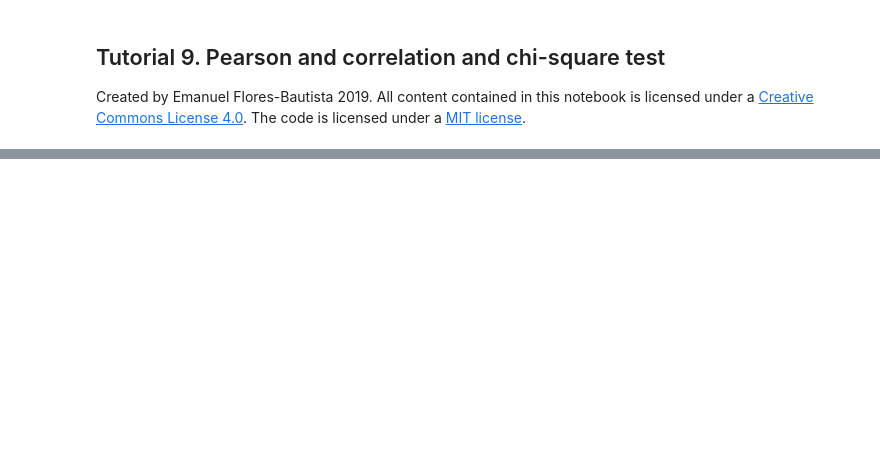
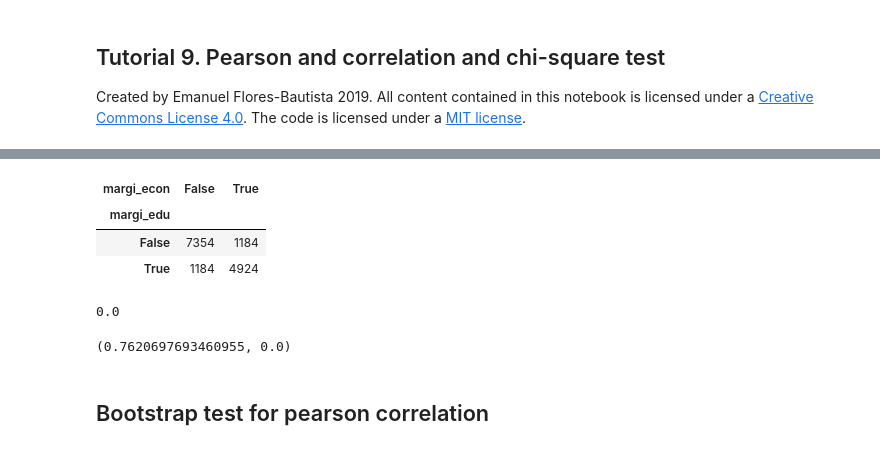
Before and after one commit to eflobau/TCD_19, a Jupyter notebook: notebooks/t9-TCD-pearson-correlation-and-chi-square-test.ipynb, the cells around one changed output, grey strips where cells are left out. Cells and saved outputs as stored; diff of their text form; code cells hidden in the pictures; blank space fills up the shorter version.

```diff
--- a/notebooks/t9-TCD-pearson-correlation-and-chi-square-test.ipynb
+++ b/notebooks/t9-TCD-pearson-correlation-and-chi-square-test.ipynb
@@ -20,0 +44,2 @@ TCD.set_plotting_style_2()
+# %%
+df_pearson = df[['% con ingresos de menos de 2 salarios mín.', '% sin primaria']].dropna()
@@ -20,0 +53,2 @@ TCD.set_plotting_style_2()
+# %%
+df_pearson = df_pearson.apply(pd.to_numeric, errors='coerce')
@@ -20,0 +66,21 @@ TCD.set_plotting_style_2()
+# %%
+df_pearson['margi_edu'] = (df_pearson['% sin primaria'] >
+                    df_pearson['% sin primaria'].median())
+
+df_pearson['margi_econ'] = (df_pearson['% con ingresos de menos de 2 salarios mín.'] >
+                      df_pearson['% con ingresos de menos de 2 salarios mín.'].median())
+# %%
+contingency = pd.crosstab(df_pearson['margi_edu'], df_pearson['margi_econ'])
+
+contingency
+# %% [output]
+| margi_econ | False | True |
+| margi_edu |  |  |
+| False | 7354 | 1184 |
+| True | 1184 | 4924 |
+# %%
+p_val = stats.chi2_contingency(contingency)[1]
+
+p_val
+# %% [output]
+0.0
@@ -20,0 +91,6 @@ TCD.set_plotting_style_2()
+# %%
+stats.pearsonr(np.array(edu), np.array(econ))
+# %% [output]
+(0.7620697693460955, 0.0)
+# %% [markdown]
+## Bootstrap test for pearson correlation
```
Also changed, not shown: parts of 13 cells of this notebook, 1 other file.
